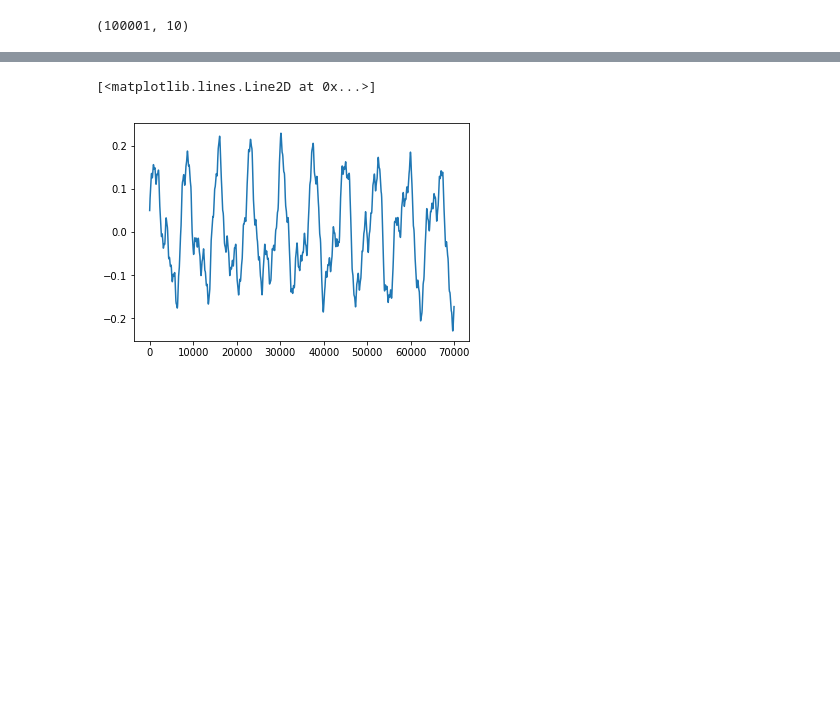
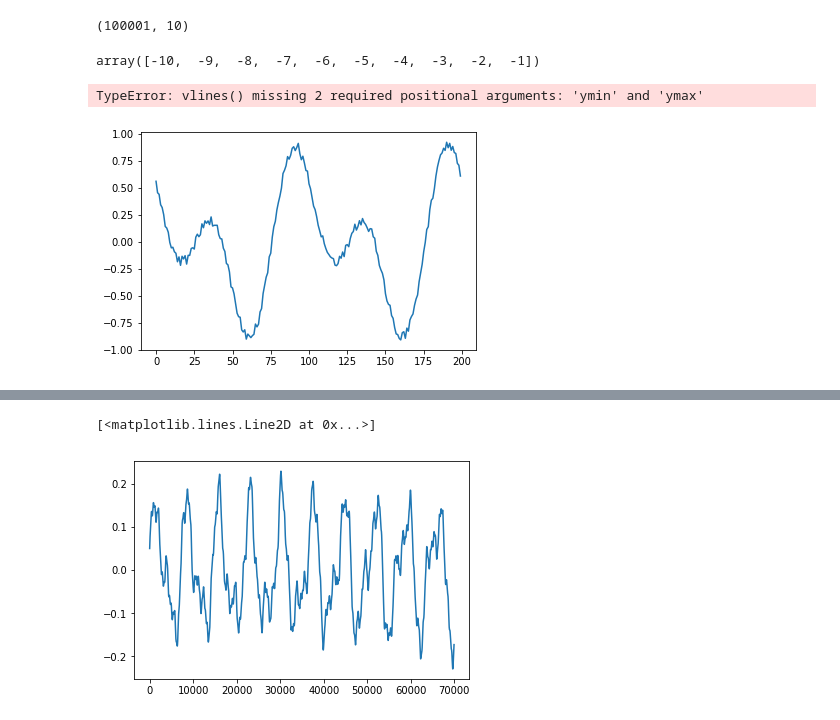
Before and after one commit to takatex/nn-time-sequence-prediction, a Jupyter notebook: Untitled.ipynb, the cells around one changed output, grey strips where cells are left out. Saved outputs shown, nothing was run; the diff lists cells and outputs as text; code cells hidden in the pictures; blank space fills up the shorter version.

```diff
--- a/Untitled.ipynb
+++ b/Untitled.ipynb
@@ -18,3 +18,20 @@ a.shape
 (100001, 10)
 # %%
 target = a[:, 0]
+# %%
+def sine_2(X, signal_freq=80.):
+    return (np.sin(2 * np.pi * (X) / signal_freq) + np.sin(4 * np.pi * (X) / signal_freq)) / 2.0
+
+
+def sine_1(X, signal_freq=50.):
+    return np.sin(2 * np.pi * (X) / signal_freq)
+
+def noisy(Y, noise_range=(-0.05, 0.05)):
+    noise = np.random.uniform(noise_range[0], noise_range[1], size=Y.shape)
+    return Y + noise
+
+def sample(sample_size):
+    random_offset = np.random.randint(0, sample_size)
+    X = np.arange(sample_size)
+    Y = noisy(sine_2(X + random_offset))
+    return Y
@@ -20,0 +42,4 @@ target = a[:, 0]
+# %%
+np.arange(-10, 0)
+# %% [output]
+array([-10,  -9,  -8,  -7,  -6,  -5,  -4,  -3,  -2,  -1])
@@ -20,0 +48,6 @@ target = a[:, 0]
+# %%
+plt.plot(sample(200))
+plt.vlines(100)
+# %% [output]
+TypeError: vlines() missing 2 required positional arguments: 'ymin' and 'ymax'
+[figure, added]
```
Also changed, not shown: parts of 4 cells of this notebook, 24 other files.
